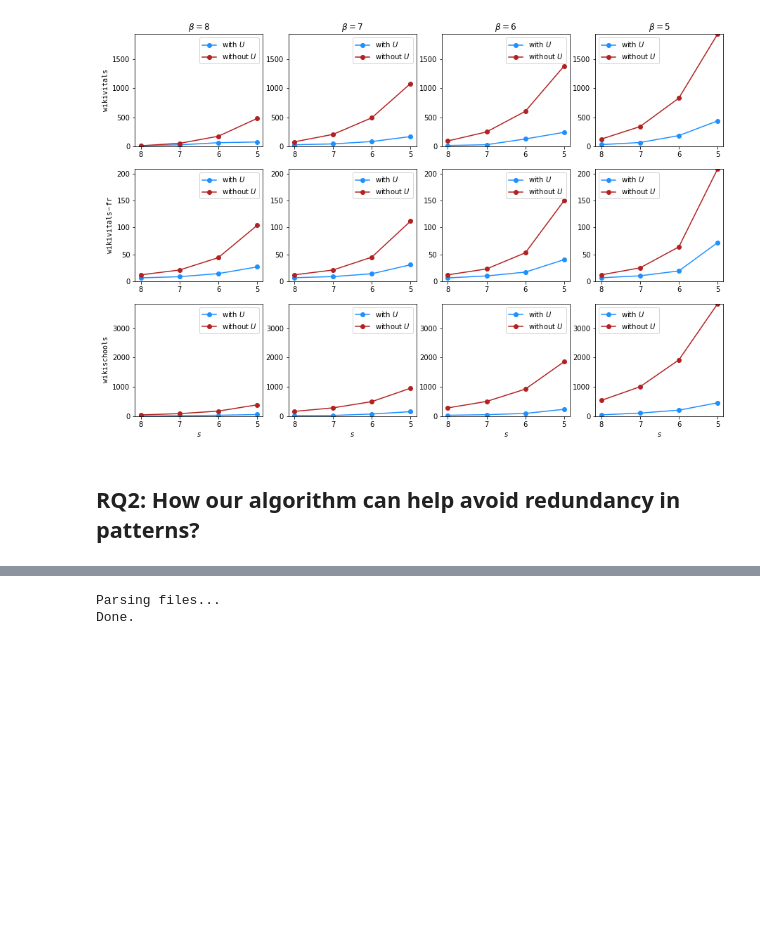
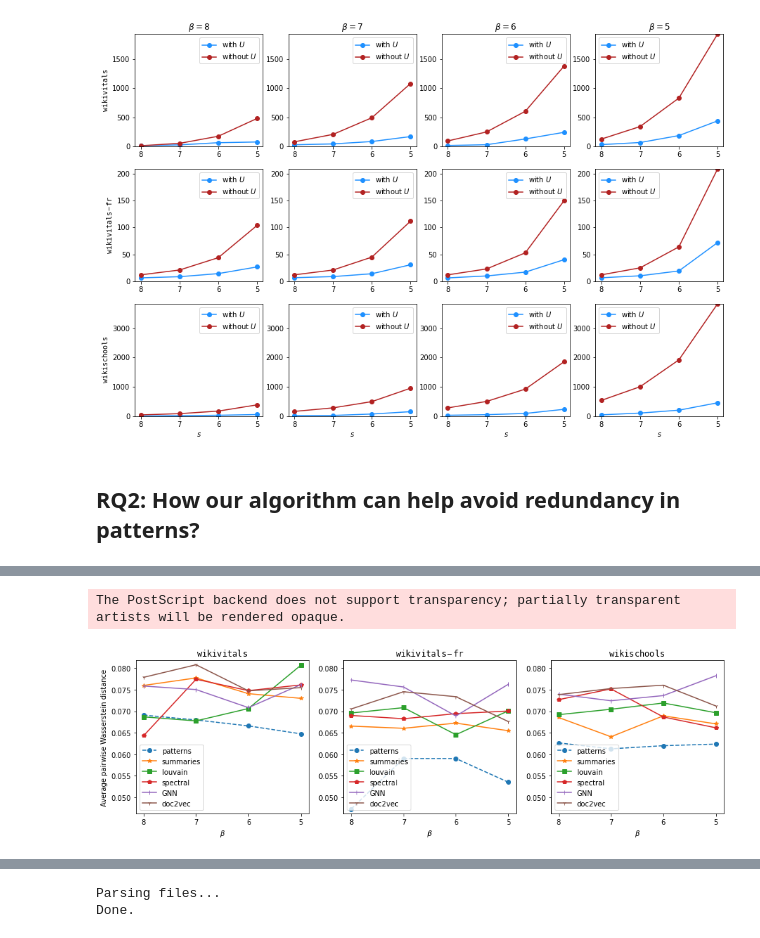
Before and after one commit to Co-MEG/CoMEG, a Jupyter notebook: notebooks/pattern_analysis.ipynb, the cells around one changed output, grey strips where cells are left out. Cells and saved outputs as stored; diff of their text form; code cells hidden in the pictures; blank space fills up the shorter version.

Commit message:
added pattern distances analysis

```diff
--- a/notebooks/pattern_analysis.ipynb
+++ b/notebooks/pattern_analysis.ipynb
@@ -322,0 +396,2 @@ The PostScript backend does not support transparency; partially transparent arti
+# %%
+resolutions = {'wikivitals-fr': {27: 1.89}, 'wikivitals': {65: 4.70}, 'wikischools': {58: 3.7}}
@@ -322,0 +576,41 @@ The PostScript backend does not support transparency; partially transparent arti
+# %%
+# k = 25, s = 5
+fig, ax = plt.subplots(1, len(datasets), figsize=(15, 4))
+markers = ['o', '*', 's', 'p', '|', '1']
+min_y = np.inf
+max_y = 0
+
+for d, dataset in enumerate(datasets):
+
+    vals_concepts = [avgs.get(dataset).get(int(b)).get(5).get('concepts')[0] for b in betas]
+    vals_summarized = [avgs.get(dataset).get(int(b)).get(5).get('summarized')[0] for b in betas]
+    vals_louvain = [avgs.get(dataset).get(int(b)).get(5).get('louvain')[0] for b in betas]
+    vals_spectral = [avgs.get(dataset).get(int(b)).get(5).get('spectral_kmeans')[0] for b in betas]
+    vals_gnn = [avgs.get(dataset).get(int(b)).get(5).get('gnn_kmeans')[0] for b in betas]
+    vals_doc2vec = [avgs.get(dataset).get(int(b)).get(5).get('doc2vec_kmeans')[0] for b in betas]
+
+    min_y = min(min_y, min(np.min(vals_concepts), np.min(vals_summarized), np.min(vals_louvain), np.min(vals_spectral),
+               np.min(vals_gnn), np.min(vals_doc2vec)))
+    max_y = max(max_y, max(np.max(vals_concepts), np.max(vals_summarized), np.max(vals_louvain), np.max(vals_spectral),
+               np.max(vals_gnn), np.max(vals_doc2vec)))
+
+    ax[d].plot(vals_concepts, label='patterns', marker=markers[0], linestyle='dashed')
+    ax[d].plot(vals_summarized, label='summaries', marker=markers[1])
+    ax[d].plot(vals_louvain, label='louvain', marker=markers[2])
+    ax[d].plot(vals_spectral, label='spectral', marker=markers[3])
+    ax[d].plot(vals_gnn, label='GNN', marker=markers[4])
+    ax[d].plot(vals_doc2vec, label='doc2vec', marker=markers[5])
+    ax[d].set_xticks(np.arange(0, len(betas)), labels=ticks_labels)
+    ax[d].set_title(rf'$\tt{dataset}$')
+    ax[d].legend(loc='lower left')
+    ax[d].set_xlabel(r'$\beta$')
+
+for i in range(len(datasets)):
+    ax[i].set_ylim(min_y - 0.001, max_y + 0.001)
+
+ax[0].set_ylabel('Average pairwise Wasserstein distance');
+
+plt.savefig('../output/img/wd_distances_concepts.eps', dpi=200)
+# %% [output]
+The PostScript backend does not support transparency; partially transparent artists will be rendered opaque.
+[figure, added]
```
Also changed, not shown: parts of 24 cells of this notebook.
